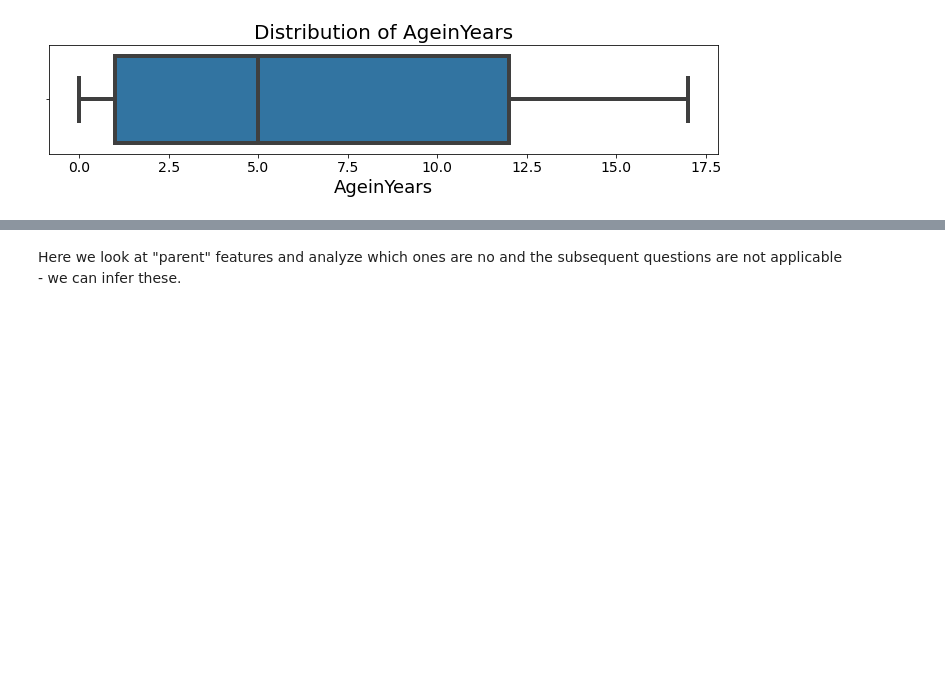
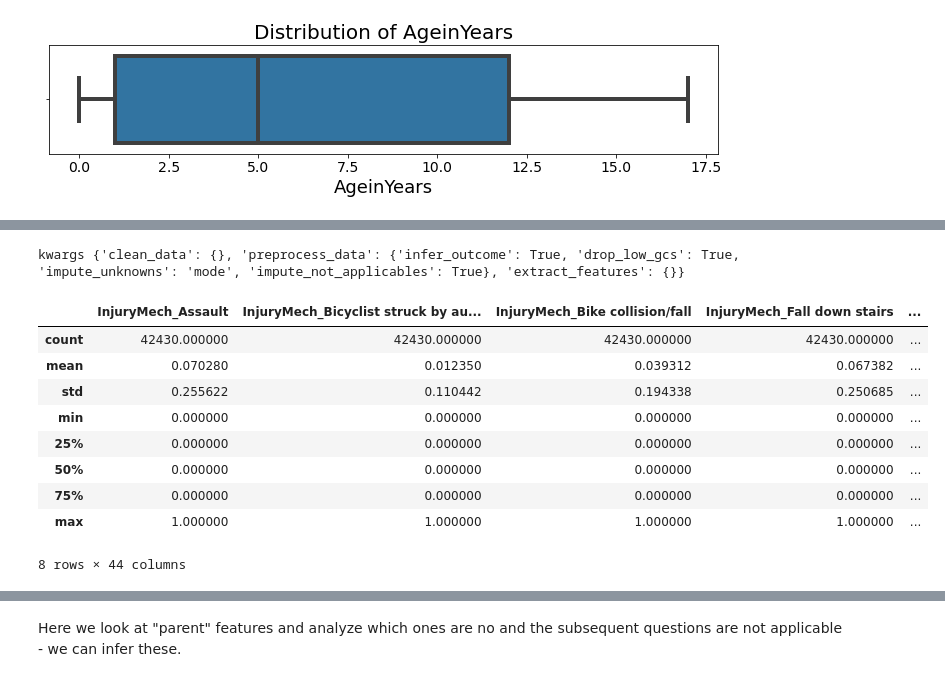
Before and after one commit to Yu-Group/clinical-rule-vetting, a Jupyter notebook: rulevetting/projects/tbi_pecarn/notebooks/00_eda.ipynb, the cells around one changed output, grey strips where cells are left out. Drawn from its saved outputs; the diff is of its cells as text; code cells hidden in the pictures; blank space fills up the shorter version.

```diff
--- a/rulevetting/projects/tbi_pecarn/notebooks/00_eda.ipynb
+++ b/rulevetting/projects/tbi_pecarn/notebooks/00_eda.ipynb
@@ -145,0 +189,19 @@ if boxplot_plot:
+# %%
+# looking at the simple dataset
+df_train, df_tune, df_test = Dataset().get_data()
+# %% [output]
+kwargs {'clean_data': {}, 'preprocess_data': {'infer_outcome': True, 'drop_low_gcs': True, 'impute_unknowns': 'mode', 'impute_not_applicables': True}, 'extract_features': {}}
+# %%
+cleaned_data = pd.concat([df_train, df_tune, df_test])
+cleaned_data.describe()
+# %% [output]
+|  | InjuryMech_Assault | InjuryMech_Bicyclist struck by au... | InjuryMech_Bike collision/fall | InjuryMech_Fall down stairs | ... |
+| count | 42430.000000 | 42430.000000 | 42430.000000 | 42430.000000 | ... |
+| mean | 0.070280 | 0.012350 | 0.039312 | 0.067382 | ... |
+| std | 0.255622 | 0.110442 | 0.194338 | 0.250685 | ... |
+| min | 0.000000 | 0.000000 | 0.000000 | 0.000000 | ... |
+| 25% | 0.000000 | 0.000000 | 0.000000 | 0.000000 | ... |
+| 50% | 0.000000 | 0.000000 | 0.000000 | 0.000000 | ... |
+| 75% | 0.000000 | 0.000000 | 0.000000 | 0.000000 | ... |
+| max | 1.000000 | 1.000000 | 1.000000 | 1.000000 | ... |
+8 rows × 44 columns
```
Also changed, not shown: parts of 8 cells of this notebook, 3 other files.
